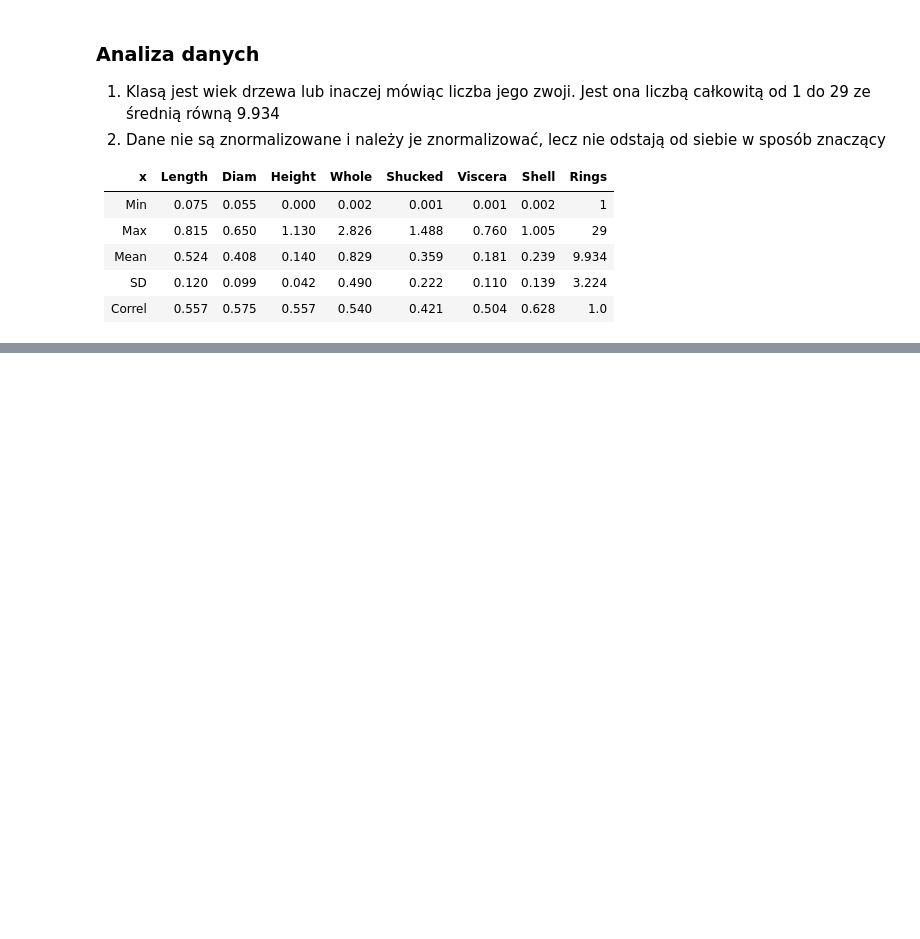
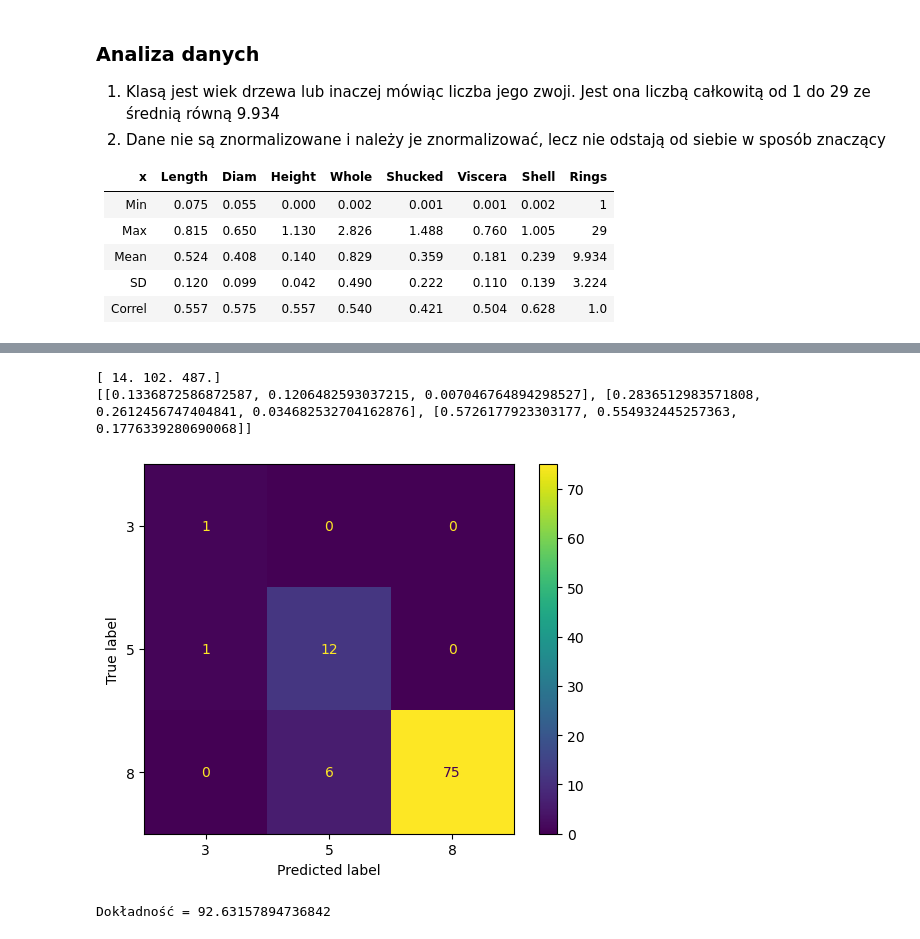
Before and after one commit to 249854KB/Statystyczne-metody-przetwarzania-danych, a Jupyter notebook: Lab6/Lab06.ipynb, the cells around one changed output, grey strips where cells are left out. Cells and saved outputs as stored; diff of their text form; code cells hidden in the pictures; blank space fills up the shorter version.

```diff
--- a/Lab6/Lab06.ipynb
+++ b/Lab6/Lab06.ipynb
@@ -134,3 +139,18 @@ print(len(test))
 | Mean   | 0.524  | 0.408 | 0.140  | 0.829 | 0.359   | 0.181   | 0.239 | 9.934 |
 | SD     | 0.120  | 0.099 | 0.042  | 0.490 | 0.222   | 0.110   | 0.139 | 3.224 |
 | Correl | 0.557  | 0.575 | 0.557  | 0.540 | 0.421   | 0.504   | 0.628 | 1.0   |
+# %%
+# Normalizacja
+from sklearn.preprocessing import MinMaxScaler
+scaler = MinMaxScaler()
+scaler.fit(train[:,0:kolumna_klas])
+przeskalowane_trenowane = scaler.transform(train_new[:,0:kolumna_klas])
+przeskalowane_testowe = scaler.transform(test_new[:,0:kolumna_klas])
+# %%
+# Selekcja cech z wykorzystaniem wyboru k najlepszych cech
+from sklearn.feature_selection import SelectKBest
+selector = SelectKBest(k=3).fit(przeskalowane_trenowane, train_new[:,kolumna_klas] )# wybieramy k "najlepszych" cech"
+print(selector.get_feature_names_out())
+Wyselektowane_treningowe = selector.transform(przeskalowane_trenowane)# wykonujemy selekce na zbiorze
+Wyselektowane_testowe = selector.transform(przeskalowane_testowe)# wykonujemy selekce na zbiorze
+#print(Wyselektowane_testowe)
@@ -136,0 +263,9 @@ print(len(test))
+# %%
+y_real = test_new[:,kolumna_klas]
+y_pred = enm(train_new,Wyselektowane_treningowe, Wyselektowane_testowe, len(Wyselektowane_testowe[0]), klasy)
+ilustracja_dokladnosci(y_real,y_pred)
+# %% [output]
+[ 14. 102. 487.]
+[[0.1336872586872587, 0.1206482593037215, 0.007046764894298527], [0.2836512983571808, 0.2612456747404841, 0.034682532704162876], [0.5726177923303177, 0.554932445257363, 0.1776339280690068]]
+[figure, added]
+Dokładność = 92.63157894736842
```
Also changed, not shown: parts of 8 cells of this notebook, 1 other file.
